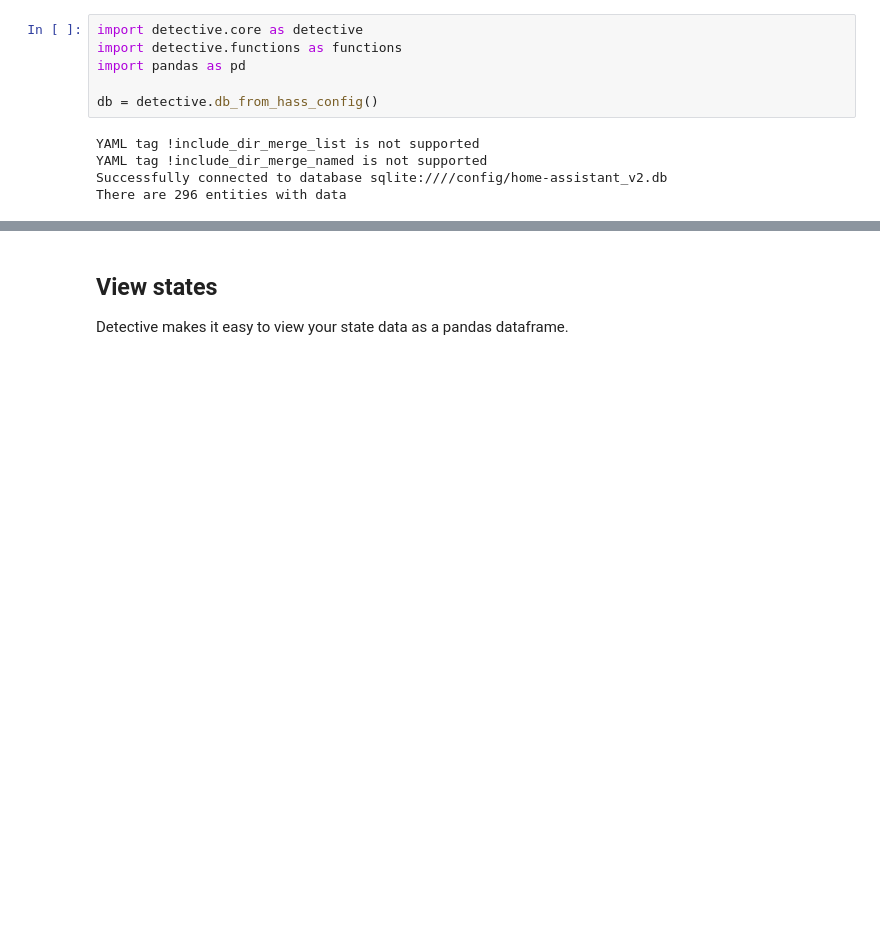
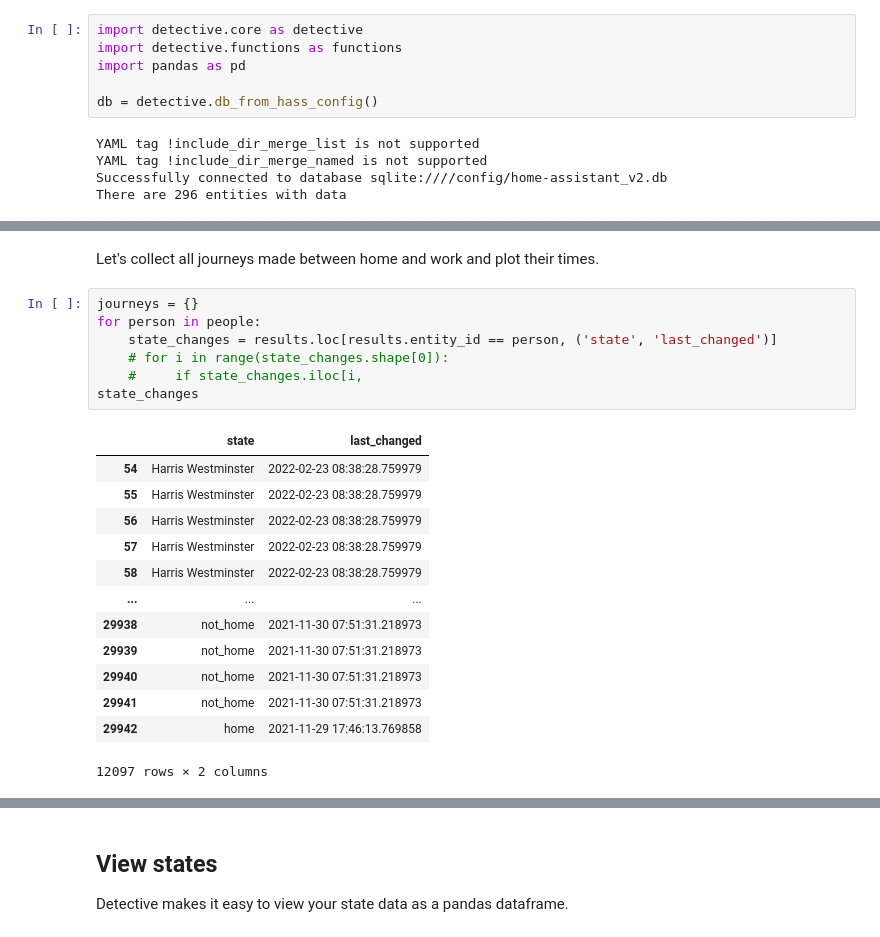
Before and after one commit to charlesbaynham/house-absolute-ha-setup, a Jupyter notebook: notebooks/plot_work_cycle_times.ipynb, the cells around one changed output, grey strips where cells are left out. Drawn from its saved outputs; the diff is of its cells as text; blank space fills up the shorter version.

```diff
--- a/notebooks/plot_work_cycle_times.ipynb
+++ b/notebooks/plot_work_cycle_times.ipynb
@@ -39,0 +57,23 @@ Let's now use pandas to visualise the results.
+# %% [markdown]
+Let's collect all journeys made between home and work and plot their times.
+# %%
+journeys = {}
+for person in people:
+    state_changes = results.loc[results.entity_id == person, ('state', 'last_changed')]
+    # for i in range(state_changes.shape[0]):
+    #     if state_changes.iloc[i,
+state_changes
+# %% [output]
+|  | state | last_changed |
+| 54 | Harris Westminster | 2022-02-23 08:38:28.759979 |
+| 55 | Harris Westminster | 2022-02-23 08:38:28.759979 |
+| 56 | Harris Westminster | 2022-02-23 08:38:28.759979 |
+| 57 | Harris Westminster | 2022-02-23 08:38:28.759979 |
+| 58 | Harris Westminster | 2022-02-23 08:38:28.759979 |
+| ... | ... | ... |
+| 29938 | not_home | 2021-11-30 07:51:31.218973 |
+| 29939 | not_home | 2021-11-30 07:51:31.218973 |
+| 29940 | not_home | 2021-11-30 07:51:31.218973 |
+| 29941 | not_home | 2021-11-30 07:51:31.218973 |
+| 29942 | home | 2021-11-29 17:46:13.769858 |
+12097 rows × 2 columns
```
Also changed, not shown: parts of 12 cells of this notebook.
